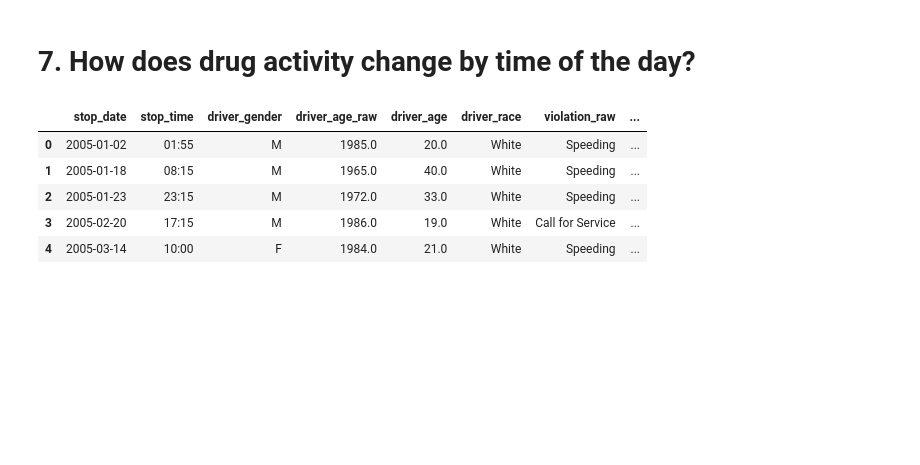
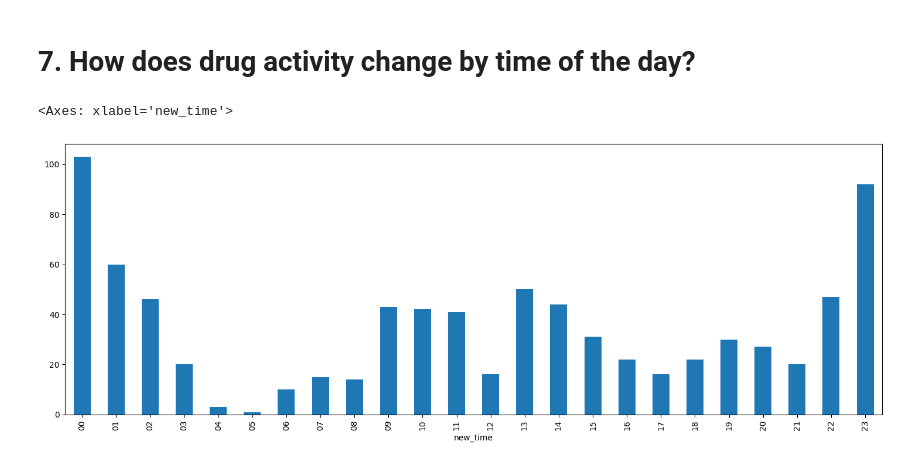
Before and after one commit to Bardia-Mostaghim/learning_pandas_basics, a Jupyter notebook: FollowingDataSchoolOnYoutube.ipynb, the cells around one changed output. Saved outputs shown, nothing was run; the diff lists cells and outputs as text; code cells hidden in the pictures; blank space fills up the shorter version.

Commit message:
up to date

```diff
--- a/FollowingDataSchoolOnYoutube.ipynb
+++ b/FollowingDataSchoolOnYoutube.ipynb
@@ -66,13 +62,11 @@ pd.to_datetime(ri.stop_date).dt.year.value_counts().sort_index().plot.bar()
 [figure]
 # %% [markdown]
 # 7. How does drug activity change by time of the day?
-# %%
-# drugs_related_stop , stop_time
-ri.head()
-# %% [output]
-|  | stop_date | stop_time | driver_gender | driver_age_raw | driver_age | driver_race | violation_raw | ... |
-| 0 | 2005-01-02 | 01:55 | M | 1985.0 | 20.0 | White | Speeding | ... |
-| 1 | 2005-01-18 | 08:15 | M | 1965.0 | 40.0 | White | Speeding | ... |
-| 2 | 2005-01-23 | 23:15 | M | 1972.0 | 33.0 | White | Speeding | ... |
-| 3 | 2005-02-20 | 17:15 | M | 1986.0 | 19.0 | White | Call for Service | ... |
-| 4 | 2005-03-14 | 10:00 | F | 1984.0 | 21.0 | White | Speeding | ... |
+# %%
+
+ri["new_time"] = ri.stop_time.str[0:2]
+plt.figure(figsize=(18,6))
+ri[ri.drugs_related_stop == True].groupby("new_time").drugs_related_stop.sum().plot.bar()
+# %% [output]
+<Axes: xlabel='new_time'>
+[figure, added]
```
Also changed, not shown: parts of 6 cells of this notebook, 3 other files.
